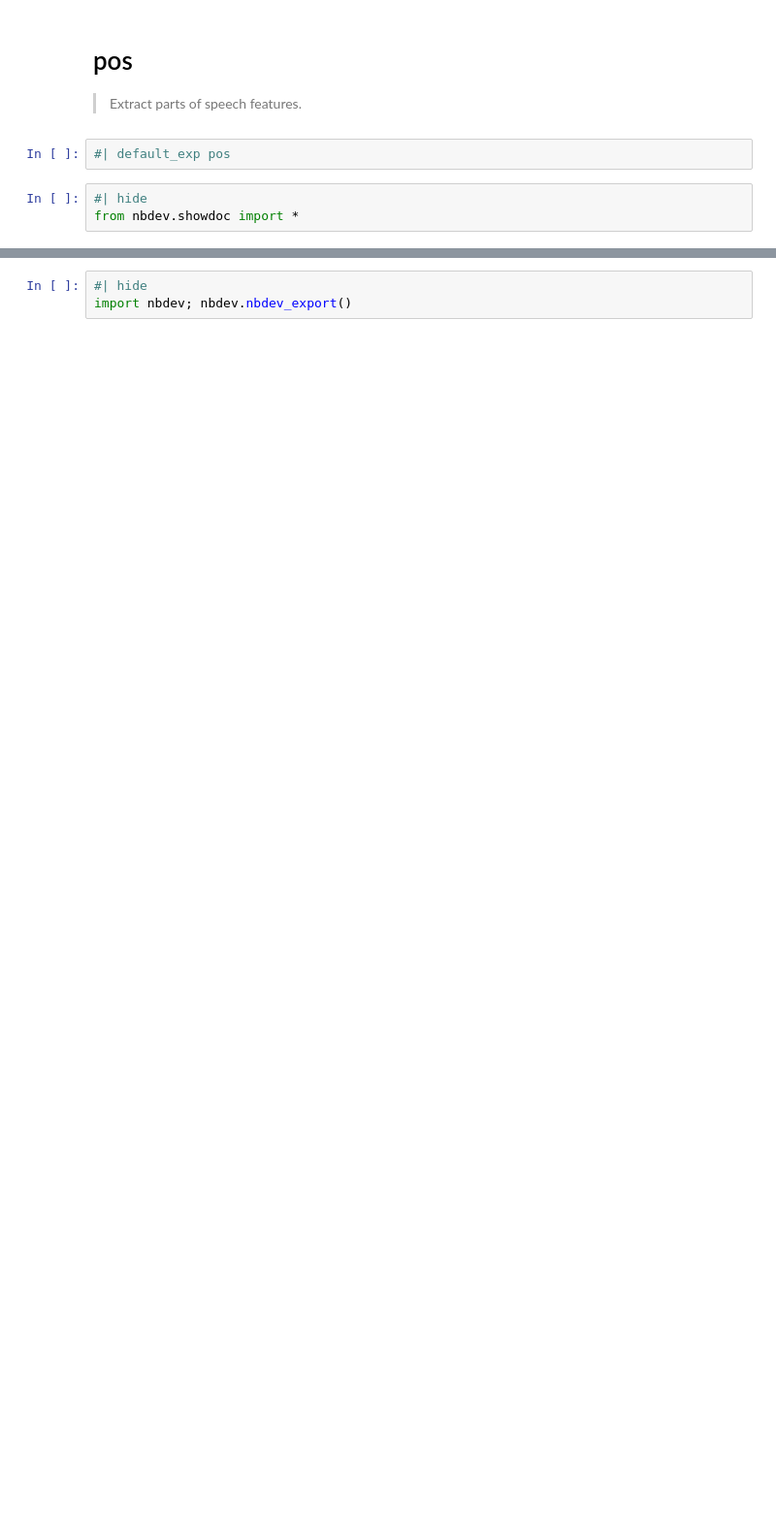
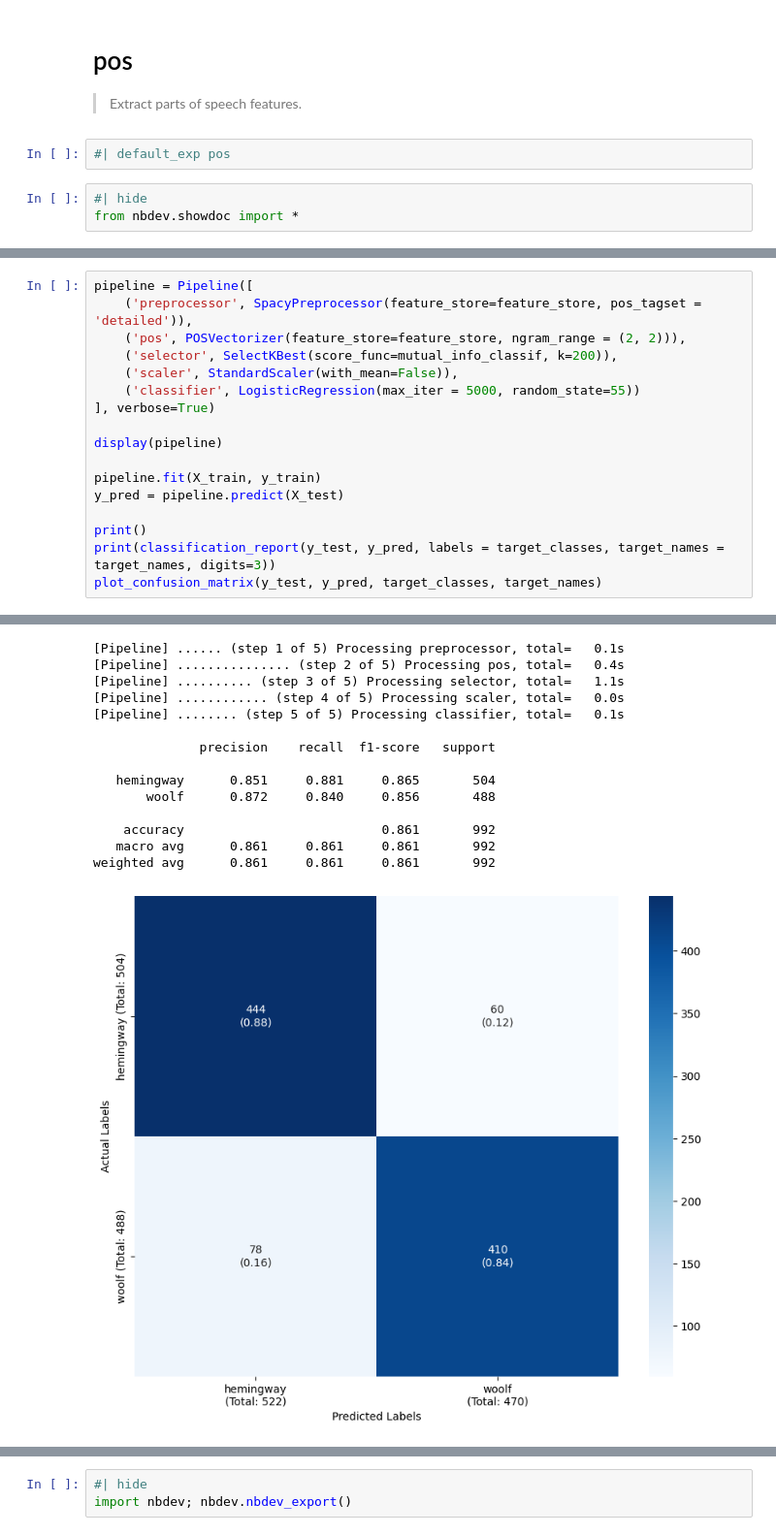
Before and after one commit to polsci/textplumber, a Jupyter notebook: nbs/30_pos.ipynb, the cells around one changed output, grey strips where cells are left out. Shown at 97% size. Saved outputs shown, nothing was run; the diff lists cells and outputs as text; blank space fills up the shorter version.

```diff
--- a/nbs/30_pos.ipynb
+++ b/nbs/30_pos.ipynb
@@ -82,0 +205,18 @@ os.remove('test_pos.sqlite')
+# %%
+pipeline = Pipeline([
+    ('preprocessor', SpacyPreprocessor(feature_store=feature_store, pos_tagset = 'detailed')),
+	('pos', POSVectorizer(feature_store=feature_store, ngram_range = (2, 2))),
+	('selector', SelectKBest(score_func=mutual_info_classif, k=200)),
+	('scaler', StandardScaler(with_mean=False)),
+    ('classifier', LogisticRegression(max_iter = 5000, random_state=55))
+], verbose=True)
+
+display(pipeline)
+
+pipeline.fit(X_train, y_train)
+y_pred = pipeline.predict(X_test)
+
+print()
+print(classification_report(y_test, y_pred, labels = target_classes, target_names = target_names, digits=3))
+plot_confusion_matrix(y_test, y_pred, target_classes, target_names)
+# %% [output]
@@ -82,0 +236,15 @@ os.remove('test_pos.sqlite')
+[Pipeline] ...... (step 1 of 5) Processing preprocessor, total=   0.1s
+[Pipeline] ............... (step 2 of 5) Processing pos, total=   0.4s
+[Pipeline] .......... (step 3 of 5) Processing selector, total=   1.1s
+[Pipeline] ............ (step 4 of 5) Processing scaler, total=   0.0s
+[Pipeline] ........ (step 5 of 5) Processing classifier, total=   0.1s
+
+              precision    recall  f1-score   support
+
+   hemingway      0.851     0.881     0.865       504
+       woolf      0.872     0.840     0.856       488
+
+    accuracy                          0.861       992
+   macro avg      0.861     0.861     0.861       992
+weighted avg      0.861     0.861     0.861       992
+[figure, added]
```
Also changed, not shown: parts of 25 cells of this notebook.
